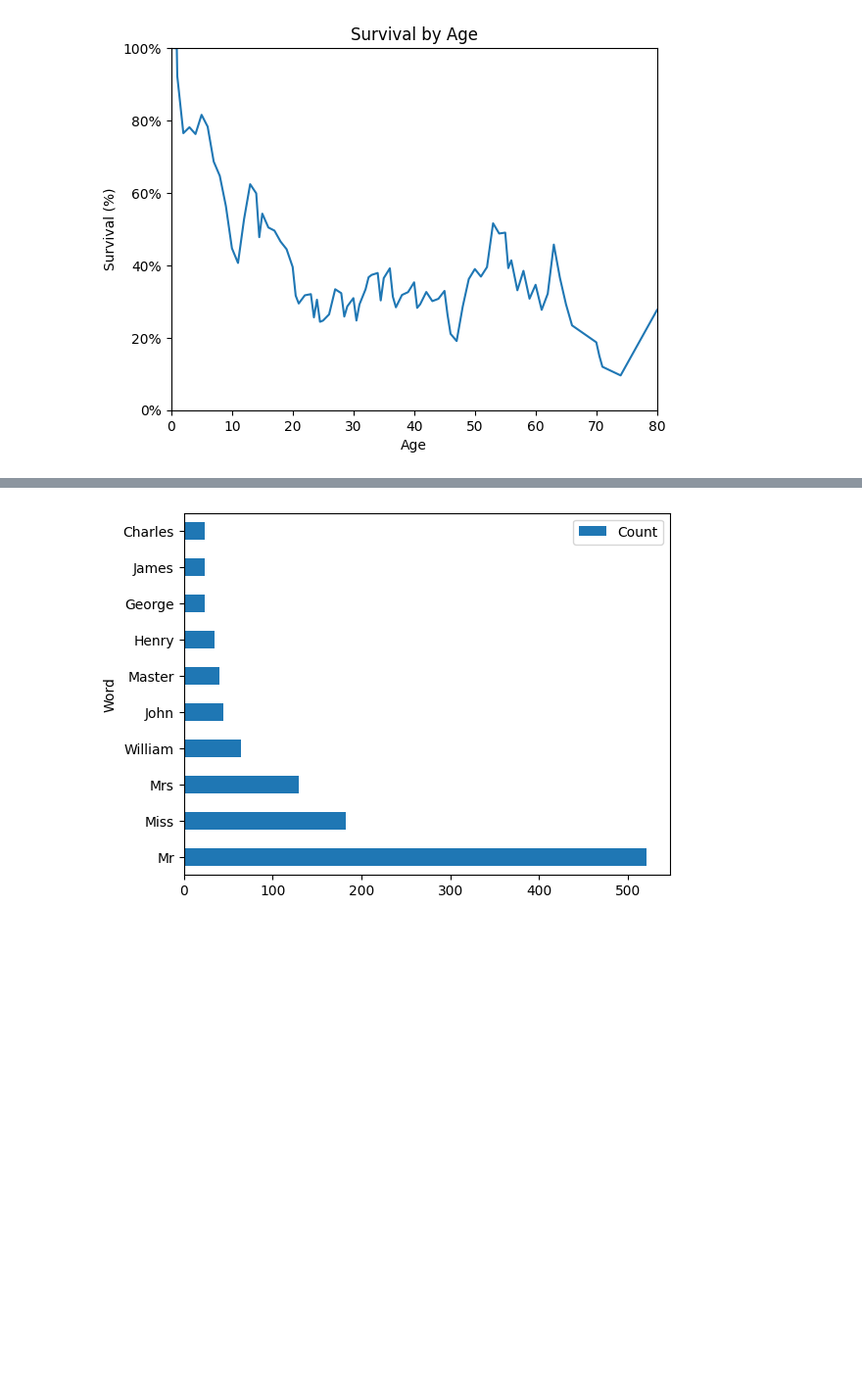
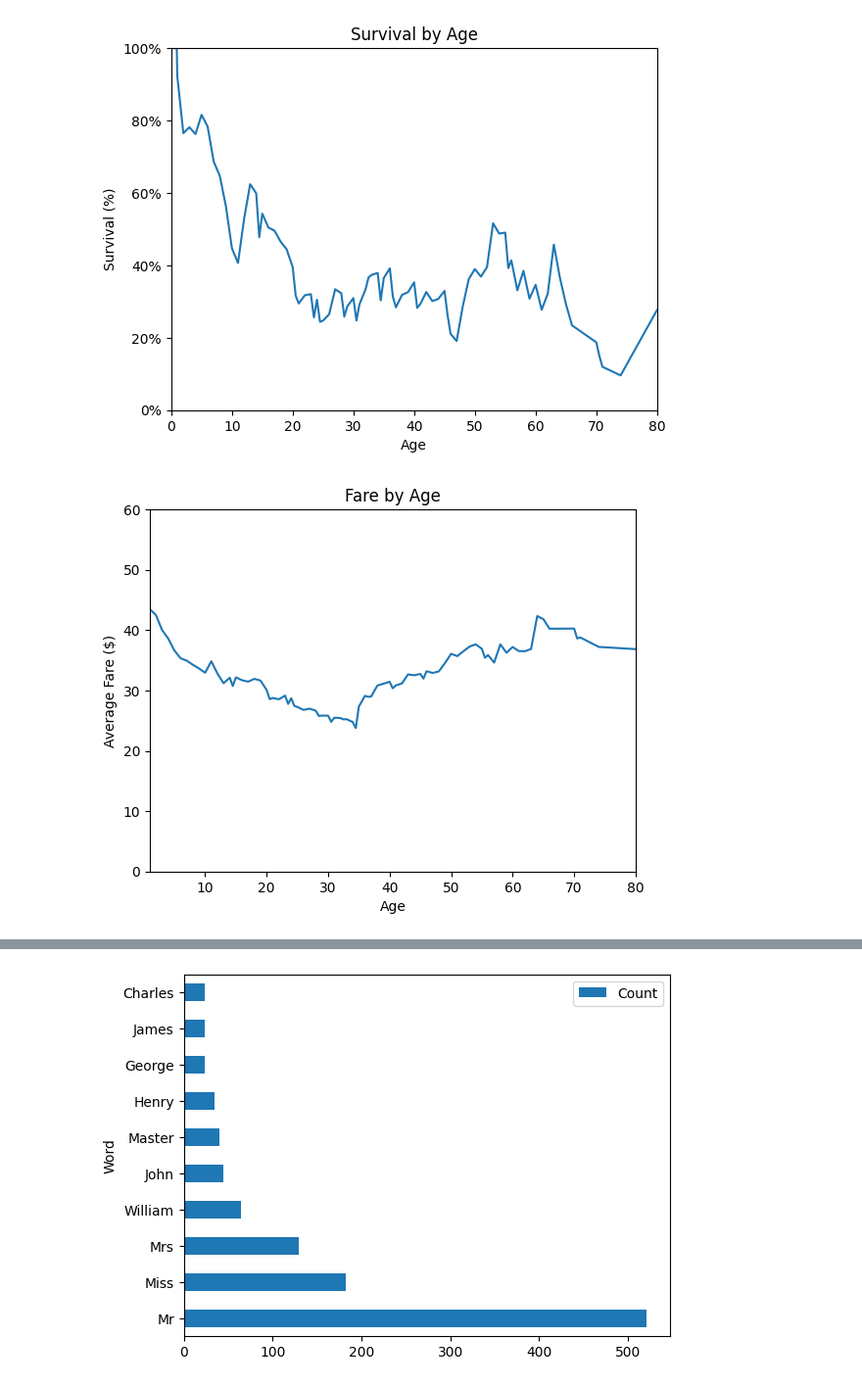
Before and after one commit to msburns24/projects, a Jupyter notebook: titanic/titanic.ipynb, the cells around one changed output, grey strips where cells are left out. Shown: that part at 98% size. Saved outputs shown, nothing was run; the diff lists cells and outputs as text; code cells hidden in the pictures; blank space fills up the shorter version.

```diff
--- a/titanic/titanic.ipynb
+++ b/titanic/titanic.ipynb
@@ -391,3 +393,24 @@ ax.set_yticks(yticks, ytick_labels)
 plt.show()
 # %% [output]
 [figure]
+# %%
+# Did older passengers pay higher fares?
+
+df_age_fare = df.groupby('Age', as_index=False)[['Fare']].mean()
+df_age_fare['Fare'] = df_age_fare['Fare'].ewm(alpha=0.05).mean()
+
+ax = df_age_fare.plot(
+    kind='line',
+    x='Age',
+    y='Fare',
+    legend=False,
+    title='Fare by Age',
+    xlabel='Age',
+    ylabel='Average Fare ($)',
+    xlim=(1, 80),
+    ylim=(0, 60),
+)
+
+plt.show()
+# %% [output]
+[figure, added]
```
Also changed, not shown: parts of 83 cells of this notebook.
